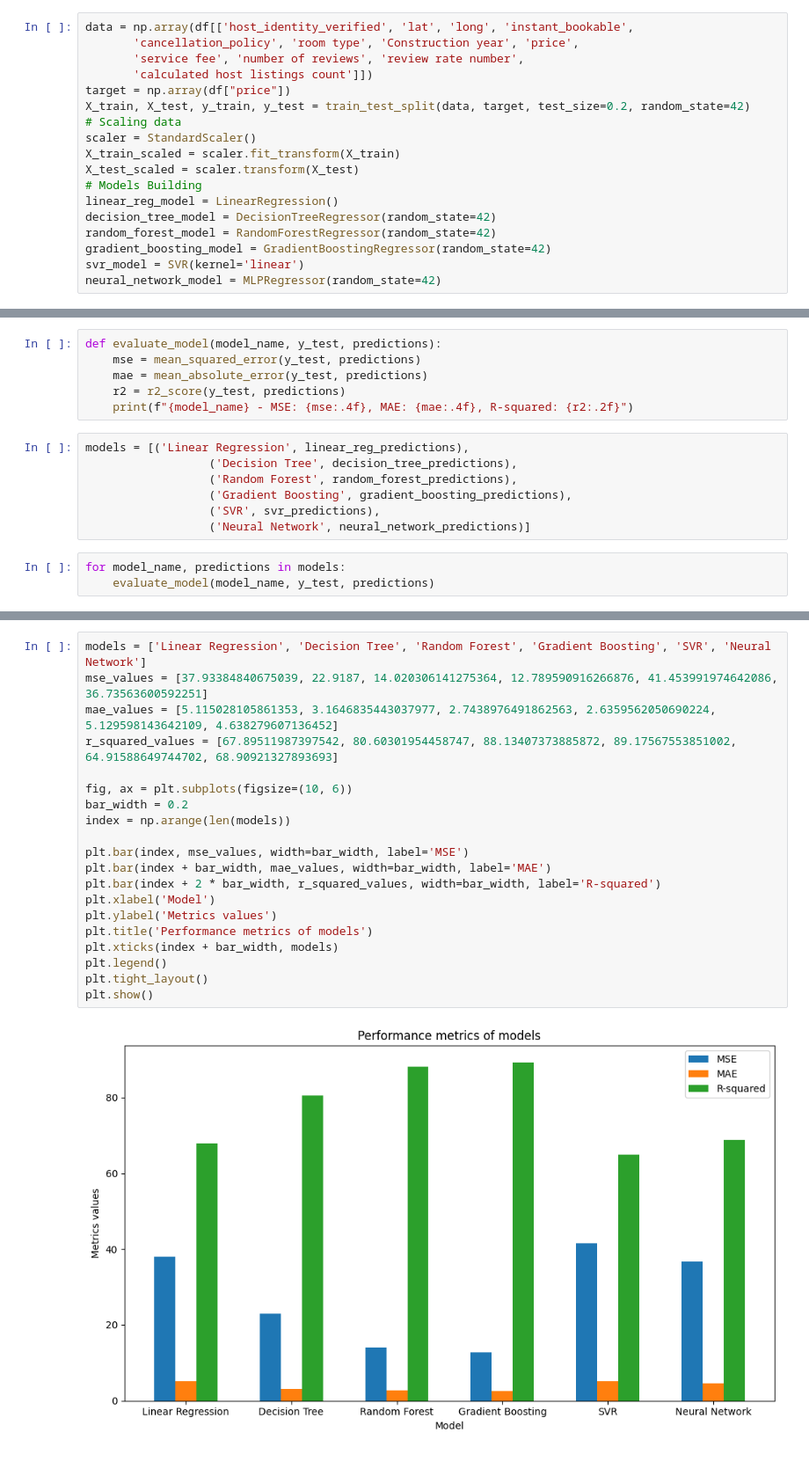
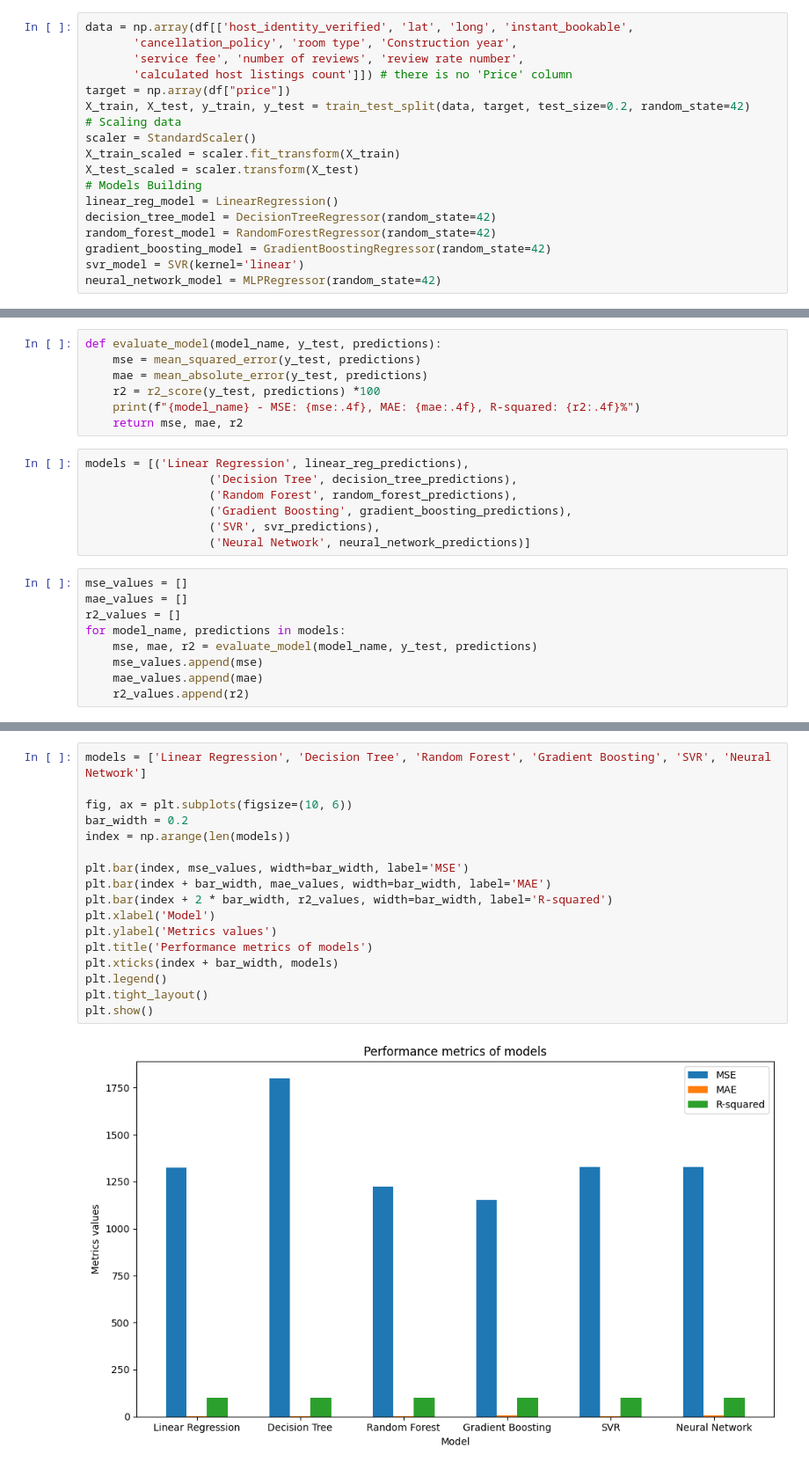
Before and after one commit to OussamaElhamdani/Python-school-project, a Jupyter notebook: main.ipynb, the cells around one changed output, grey strips where cells are left out. Shown at 88% size. Cells and saved outputs as stored; diff of their text form.

```diff
--- a/main.ipynb
+++ b/main.ipynb
@@ -432,9 +448,9 @@ from sklearn.svm import SVR
 from sklearn.neural_network import MLPRegressor
 # %%
 data = np.array(df[['host_identity_verified', 'lat', 'long', 'instant_bookable',
-       'cancellation_policy', 'room type', 'Construction year', 'price',
+       'cancellation_policy', 'room type', 'Construction year',
        'service fee', 'number of reviews', 'review rate number',
-       'calculated host listings count']])
+       'calculated host listings count']]) # there is no 'Price' column
 target = np.array(df["price"])
 X_train, X_test, y_train, y_test = train_test_split(data, target, test_size=0.2, random_state=42)
 # Scaling data
@@ -468,8 +484,9 @@ neural_network_predictions = neural_network_model.predict(X_test_scaled)
 def evaluate_model(model_name, y_test, predictions):
     mse = mean_squared_error(y_test, predictions)
     mae = mean_absolute_error(y_test, predictions)
-    r2 = r2_score(y_test, predictions)
-    print(f"{model_name} - MSE: {mse:.4f}, MAE: {mae:.4f}, R-squared: {r2:.2f}")
+    r2 = r2_score(y_test, predictions) *100
+    print(f"{model_name} - MSE: {mse:.4f}, MAE: {mae:.4f}, R-squared: {r2:.4f}%")
+    return mse, mae, r2
 # %%
 models = [('Linear Regression', linear_reg_predictions),
                   ('Decision Tree', decision_tree_predictions),
@@ -478,6 +495,12 @@ models = [('Linear Regression', linear_reg_predictions),
                   ('SVR', svr_predictions),
                   ('Neural Network', neural_network_predictions)]
 # %%
+mse_values = []
+mae_values = []
+r2_values = []
 for model_name, predictions in models:
-    evaluate_model(model_name, y_test, predictions)
+    mse, mae, r2 = evaluate_model(model_name, y_test, predictions)
+    mse_values.append(mse)
+    mae_values.append(mae)
+    r2_values.append(r2)
 # %% [output]
@@ -490,22 +515,19 @@ Neural Network - MSE: 0.0554, MAE: 0.1242, R-squared: 1.00
 # %%
 models = ['Linear Regression', 'Decision Tree', 'Random Forest', 'Gradient Boosting', 'SVR', 'Neural Network']
-mse_values = [37.93384840675039, 22.9187, 14.020306141275364, 12.789590916266876, 41.453991974642086, 36.73563600592251]
-mae_values = [5.115028105861353, 3.1646835443037977, 2.7438976491862563, 2.6359562050690224, 5.129598143642109, 4.638279607136452]
-r_squared_values = [67.89511987397542, 80.60301954458747, 88.13407373885872, 89.17567553851002, 64.91588649744702, 68.90921327893693]
 
 fig, ax = plt.subplots(figsize=(10, 6))
 bar_width = 0.2
 index = np.arange(len(models))
 
 plt.bar(index, mse_values, width=bar_width, label='MSE')
 plt.bar(index + bar_width, mae_values, width=bar_width, label='MAE')
-plt.bar(index + 2 * bar_width, r_squared_values, width=bar_width, label='R-squared')
+plt.bar(index + 2 * bar_width, r2_values, width=bar_width, label='R-squared')
 plt.xlabel('Model')
 plt.ylabel('Metrics values')
 plt.title('Performance metrics of models')
 plt.xticks(index + bar_width, models)
 plt.legend()
 plt.tight_layout()
 plt.show()
 # %% [output]
-[figure, old version]
+[figure, new version]
```
Also changed, not shown: parts of 16 cells of this notebook, 1 other file.
